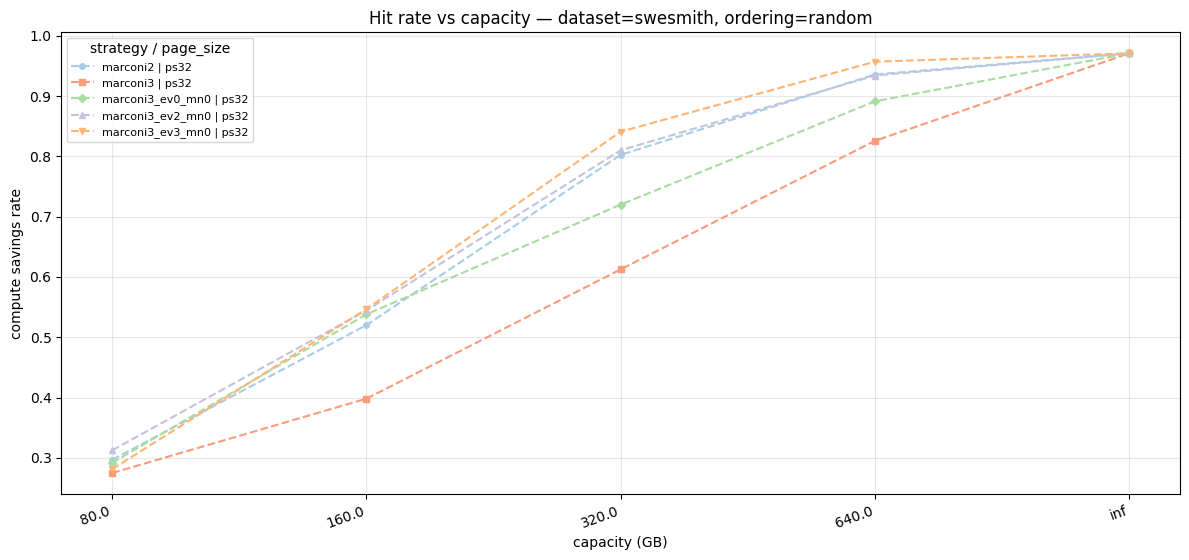
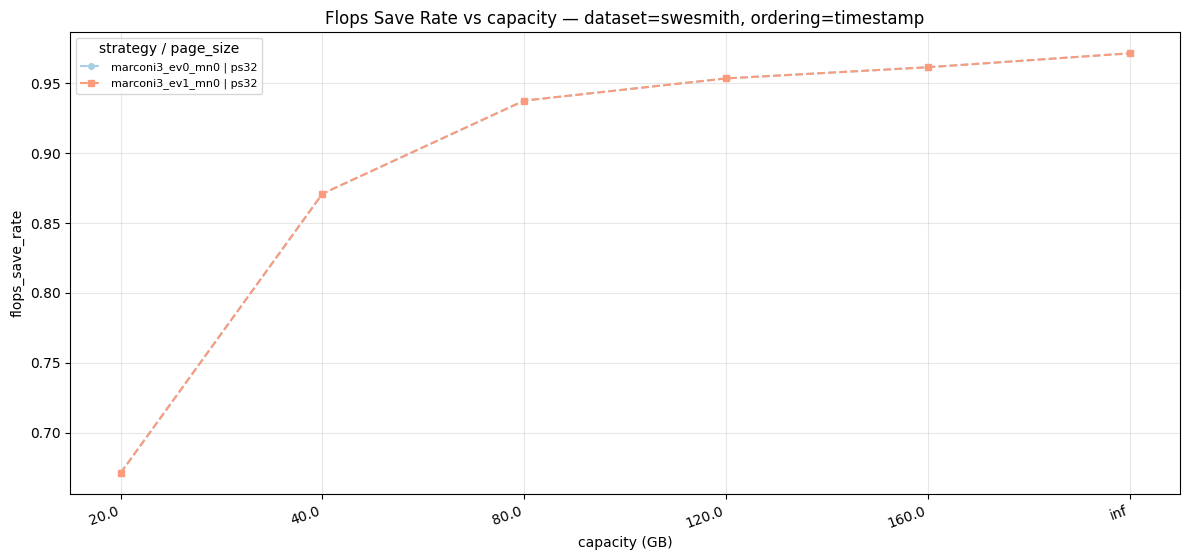
The change to this notebook cell's code, shown as a diff; its figure went from the first image to the second:
--- before
+++ after
@@ -9,6 +9,7 @@
 
 
-def plot_flops_saverate_vs_capacity(
+def plot_y_vs_capacity(
     df: pd.DataFrame,
+    y_axis: str = "flops_save_rate",
     page_sizes: list | None = None,
     strategies: list | None = None,
@@ -65,12 +66,12 @@
             m = MARKS[all_strategies.index(strat) % len(MARKS)]
             label = f"{strat} | ps{int(ps)}"
-            ax.plot(xs, g["compute_savings_rate"], marker=m, linestyle="--", color=c, label=label, ms=4)
+            ax.plot(xs, g[y_axis], marker=m, linestyle="--", color=c, label=label, ms=4)
 
         ax.set_xticks(range(len(xlabels)))
         ax.set_xticklabels(xlabels, rotation=20, ha="right")
         ax.set_xlabel("capacity (GB)")
-        ax.set_ylabel("compute savings rate")
+        ax.set_ylabel(y_axis)
         ax.legend(title="strategy / page_size", fontsize=8)
-        title = f"Hit rate vs capacity — dataset={ds}"
+        title = f"{y_axis.replace('_', ' ').title()} vs capacity — dataset={ds}"
         if ordering:
             title += f", ordering={ordering}"
@@ -82,40 +83,18 @@
 
 strategies = ['marconi', 'marconi2', 'marconi2_e0_mn0', 'marconi2_e0_mn1', 'marconi2_e1_mn0']
-strategies = ['marconi2', 'marconi3', 'marconi3_ev0_mn0', 'marconi3_ev2_mn0', 'marconi3_ev3_mn0']
+strategies = ['marconi3_ev0_mn0', 'marconi3_ev1_mn0']
 page_sizes=[32]
 # page_sizes=[256]
-capacities = range(80, 641, 10)
+capacities = range(20, 170, 10)
 capacities = [float(x) for x in capacities] + [float("inf")]
 
-df_cap = load_results_csv(DATASET)
-plot_flops_saverate_vs_capacity(
-    df_cap,
-    page_sizes=page_sizes,
-    strategies=strategies,
-    ordering=ORDERING,
-    capacities=capacities,
-)
-df_cap = load_results_csv("sharegpt_90k_raw")
-plot_flops_saverate_vs_capacity(
-    df_cap,
-    page_sizes=page_sizes,
-    strategies=strategies,
-    ordering=ORDERING,
-    capacities=capacities,
-)
-df_cap = load_results_csv("narrativeqa")
-plot_flops_saverate_vs_capacity(
-    df_cap,
-    page_sizes=page_sizes,
-    strategies=strategies,
-    ordering=ORDERING,
-    capacities=capacities,
-)
-df_cap = load_results_csv("loogle")
-plot_flops_saverate_vs_capacity(
-    df_cap,
-    page_sizes=page_sizes,
-    strategies=strategies,
-    ordering=ORDERING,
-    capacities=capacities,
-)
+for ds in ["swesmith", "sharegpt_90k_raw", "narrativeqa", "loogle"]:
+    df_cap = load_results_csv(ds)
+    plot_y_vs_capacity(
+        df_cap,
+        y_axis="flops_save_rate",
+        page_sizes=page_sizes,
+        strategies=strategies,
+        ordering=ORDERING,
+        capacities=capacities,
+    )

Commit: more result